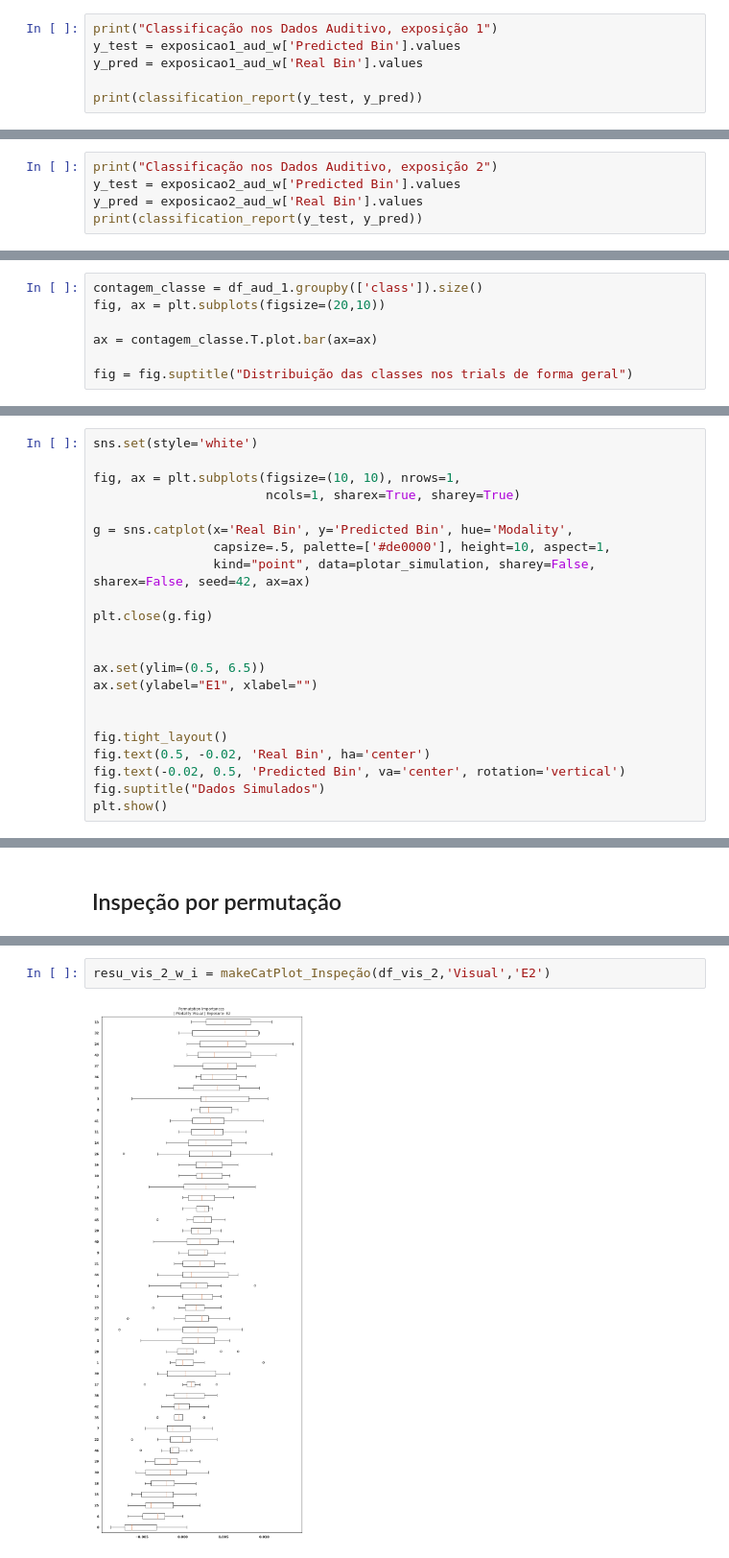
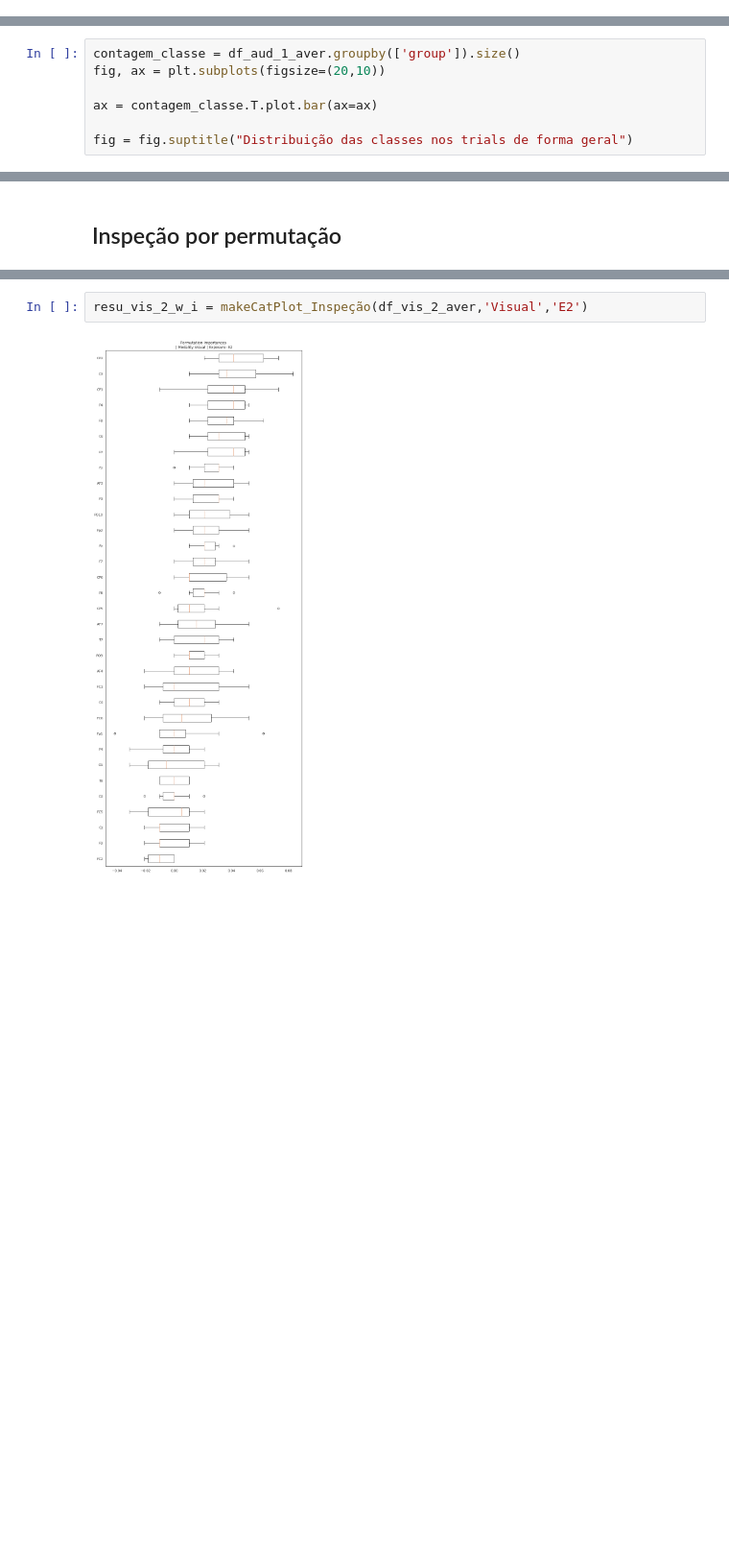
Before and after one commit to bruAristimunha/Across-Modalities, a Jupyter notebook: notebook/Original-Proposal.ipynb, the cells around one changed output, grey strips where cells are left out. Shown at 96% size. Drawn from its saved outputs; the diff is of its cells as text; blank space fills up the shorter version.

Commit message:
Correção dos valores de média; Re-estruturação total do notebook (75% completo) Separação dos indíviduos na classificação; Exportando para autoenconder; Redimensionando na hora do treino;

```diff
--- a/notebook/Original-Proposal.ipynb
+++ b/notebook/Original-Proposal.ipynb
@@ -777,6 +794,0 @@ weighted avg       0.25      0.18      0.20      2400
-# %%
-print("Classificação nos Dados Auditivo, exposição 1")
-y_test = exposicao1_aud_w['Predicted Bin'].values
-y_pred = exposicao1_aud_w['Real Bin'].values
-
-print(classification_report(y_test, y_pred))
@@ -797,5 +794,0 @@ weighted avg       0.26      0.18      0.20      2400
-# %%
-print("Classificação nos Dados Auditivo, exposição 2")
-y_test = exposicao2_aud_w['Predicted Bin'].values
-y_pred = exposicao2_aud_w['Real Bin'].values
-print(classification_report(y_test, y_pred))
@@ -1006,5 +837,5 @@ fig = fig.suptitle("Distribuição das classes nos trials por pessoas")
 # %%
-contagem_classe = df_aud_1.groupby(['class']).size()
+contagem_classe = df_aud_1_aver.groupby(['group']).size()
 fig, ax = plt.subplots(figsize=(20,10))
 
 ax = contagem_classe.T.plot.bar(ax=ax)
@@ -1037,22 +845,0 @@ plotar_simulation.columns = ['Predicted Bin','Real Bin','Modality','Exposures']
-# %%
-sns.set(style='white')
-
-fig, ax = plt.subplots(figsize=(10, 10), nrows=1,
-                       ncols=1, sharex=True, sharey=True)
-
-g = sns.catplot(x='Real Bin', y='Predicted Bin', hue='Modality',
-                capsize=.5, palette=['#de0000'], height=10, aspect=1,
-                kind="point", data=plotar_simulation, sharey=False, sharex=False, seed=42, ax=ax)
-
-plt.close(g.fig)
-
-
-ax.set(ylim=(0.5, 6.5))
-ax.set(ylabel="E1", xlabel="")
-
-
-fig.tight_layout()
-fig.text(0.5, -0.02, 'Real Bin', ha='center')
-fig.text(-0.02, 0.5, 'Predicted Bin', va='center', rotation='vertical')
-fig.suptitle("Dados Simulados")
-plt.show()
@@ -1100,4 +921,4 @@ resu_vis_1_w_i = makeCatPlot_Inspeção(df_vis_1,'Visual','E1')
 # %%
-resu_vis_2_w_i = makeCatPlot_Inspeção(df_vis_2,'Visual','E2')
+resu_vis_2_w_i = makeCatPlot_Inspeção(df_vis_2_aver,'Visual','E2')
 # %% [output]
-[figure, old version]
+[figure, new version]
```
Also changed, not shown: parts of 153 cells of this notebook.
